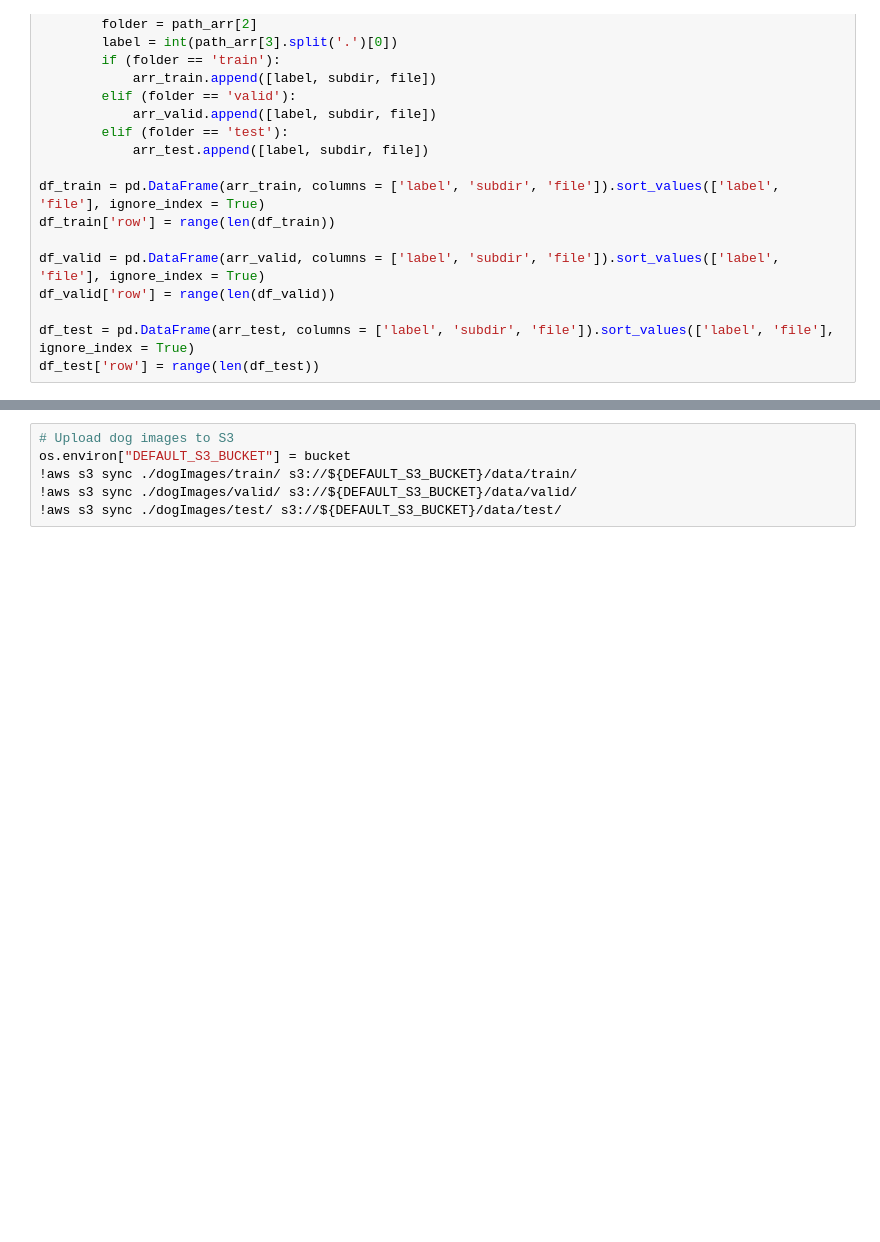
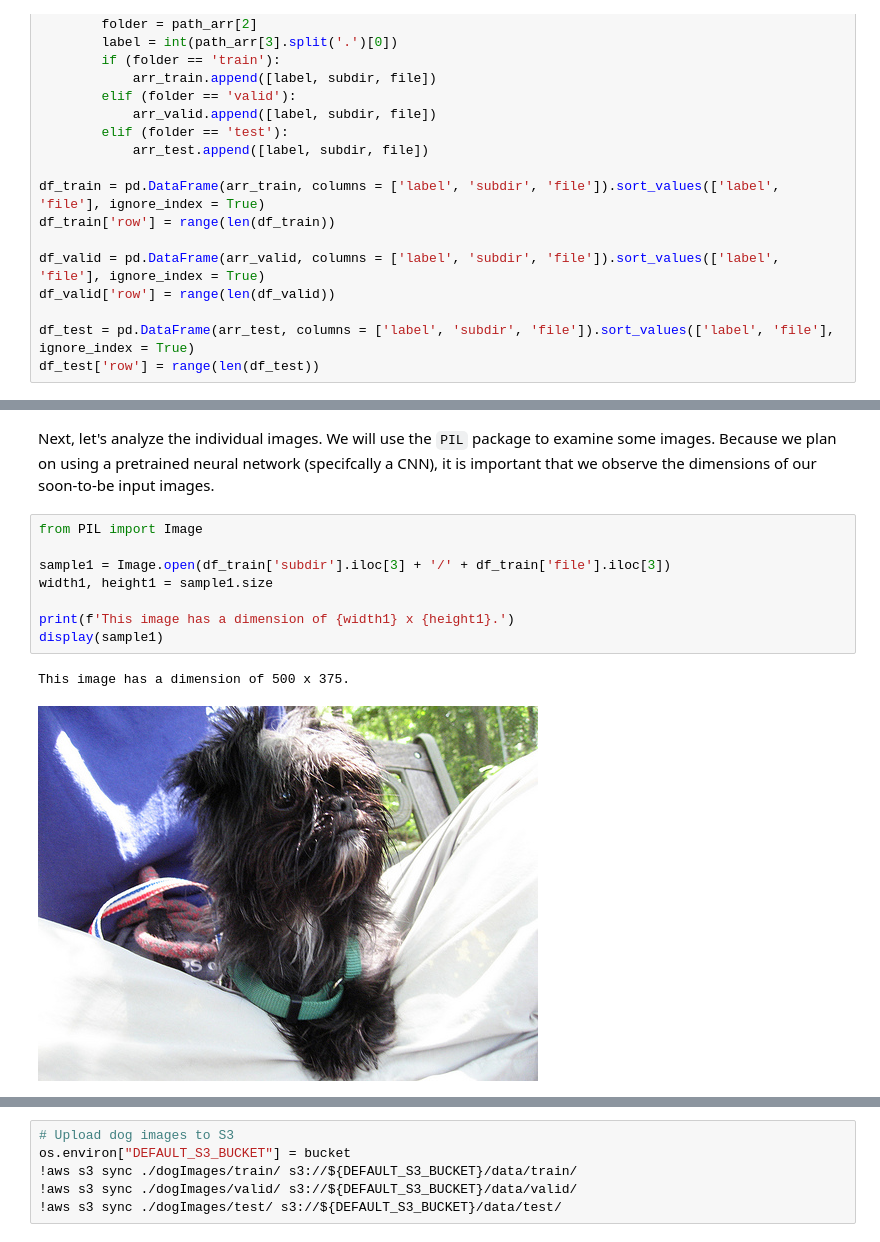
Before and after one commit to dtruong4/sagemaker_ml_image_classification, a Jupyter notebook: train_and_deploy.ipynb, the cells around one changed output, grey strips where cells are left out. Drawn from its saved outputs; the diff is of its cells as text; blank space fills up the shorter version.

```diff
--- a/train_and_deploy.ipynb
+++ b/train_and_deploy.ipynb
@@ -75,0 +199,13 @@ df_breed_labels.head()
+# %% [markdown]
+Next, let's analyze the individual images. We will use the `PIL` package to examine some images. Because we plan on using a pretrained neural network (specifcally a CNN), it is important that we observe the dimensions of our soon-to-be input images.
+# %%
+from PIL import Image
+
+sample1 = Image.open(df_train['subdir'].iloc[3] + '/' + df_train['file'].iloc[3])
+width1, height1 = sample1.size
+
+print(f'This image has a dimension of {width1} x {height1}.')
+display(sample1)
+# %% [output]
+This image has a dimension of 500 x 375.
+[figure, added]
```
Also changed, not shown: parts of 92 cells of this notebook.
